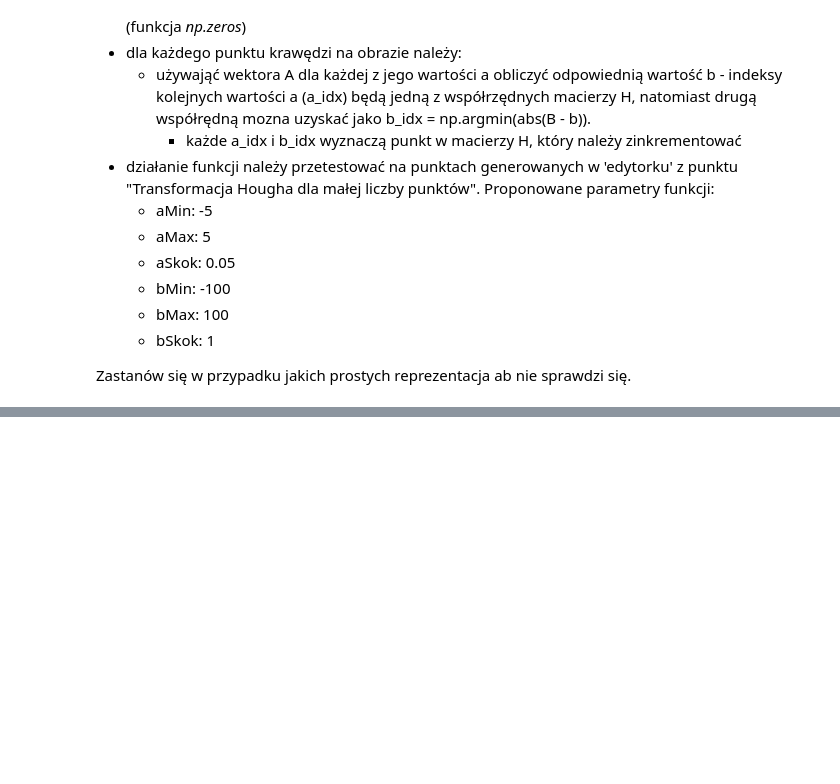
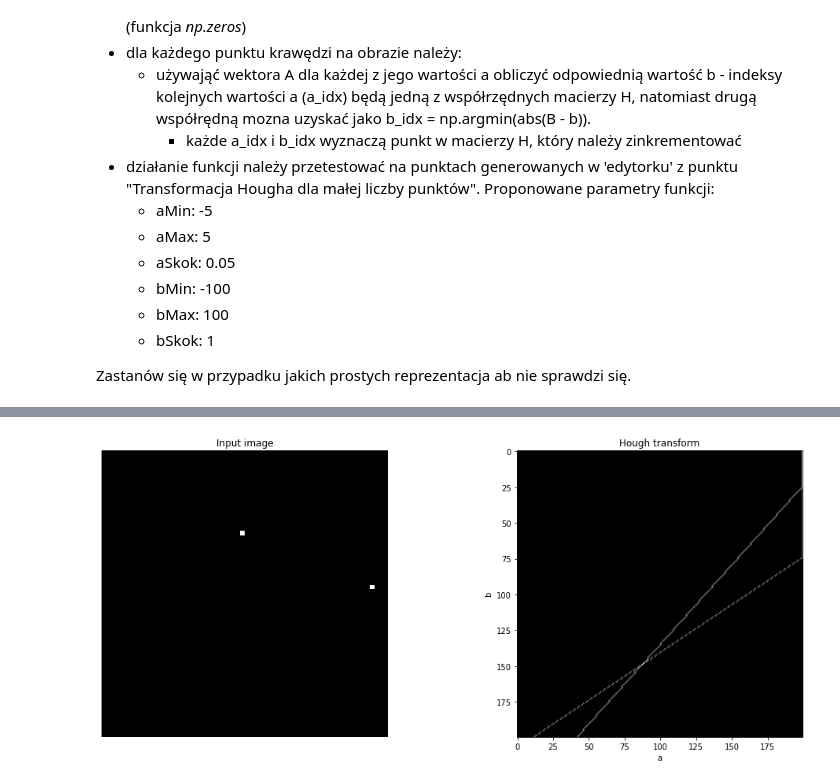
Before and after one commit to mhawryluk/wdcpo, a Jupyter notebook: lab12/Hough_HW.ipynb, the cells around one changed output, grey strips where cells are left out. Drawn from its saved outputs; the diff is of its cells as text; code cells hidden in the pictures; blank space fills up the shorter version.

```diff
--- a/lab12/Hough_HW.ipynb
+++ b/lab12/Hough_HW.ipynb
@@ -40,0 +83,7 @@ from skimage.transform import hough_line, hough_line_peaks
+# %%
+im2 = np.zeros((64,64), dtype=np.uint8)
+im2[18, 31] = 1
+im2[30, 60] = 1
+show_hough(ab_hough(im2), im2)
+# %% [output]
+[figure, added]
```
Also changed, not shown: parts of 5 cells of this notebook.
